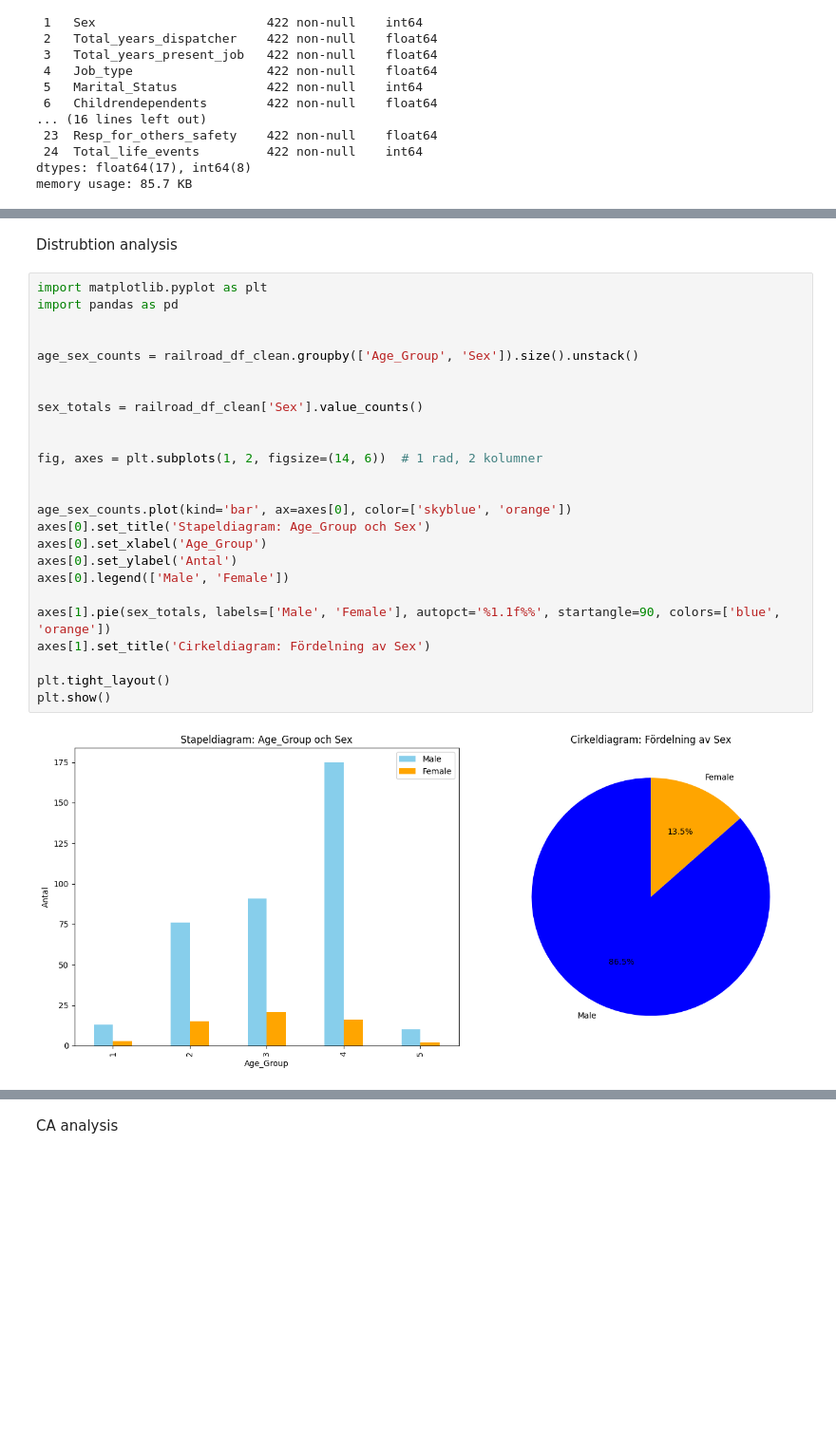
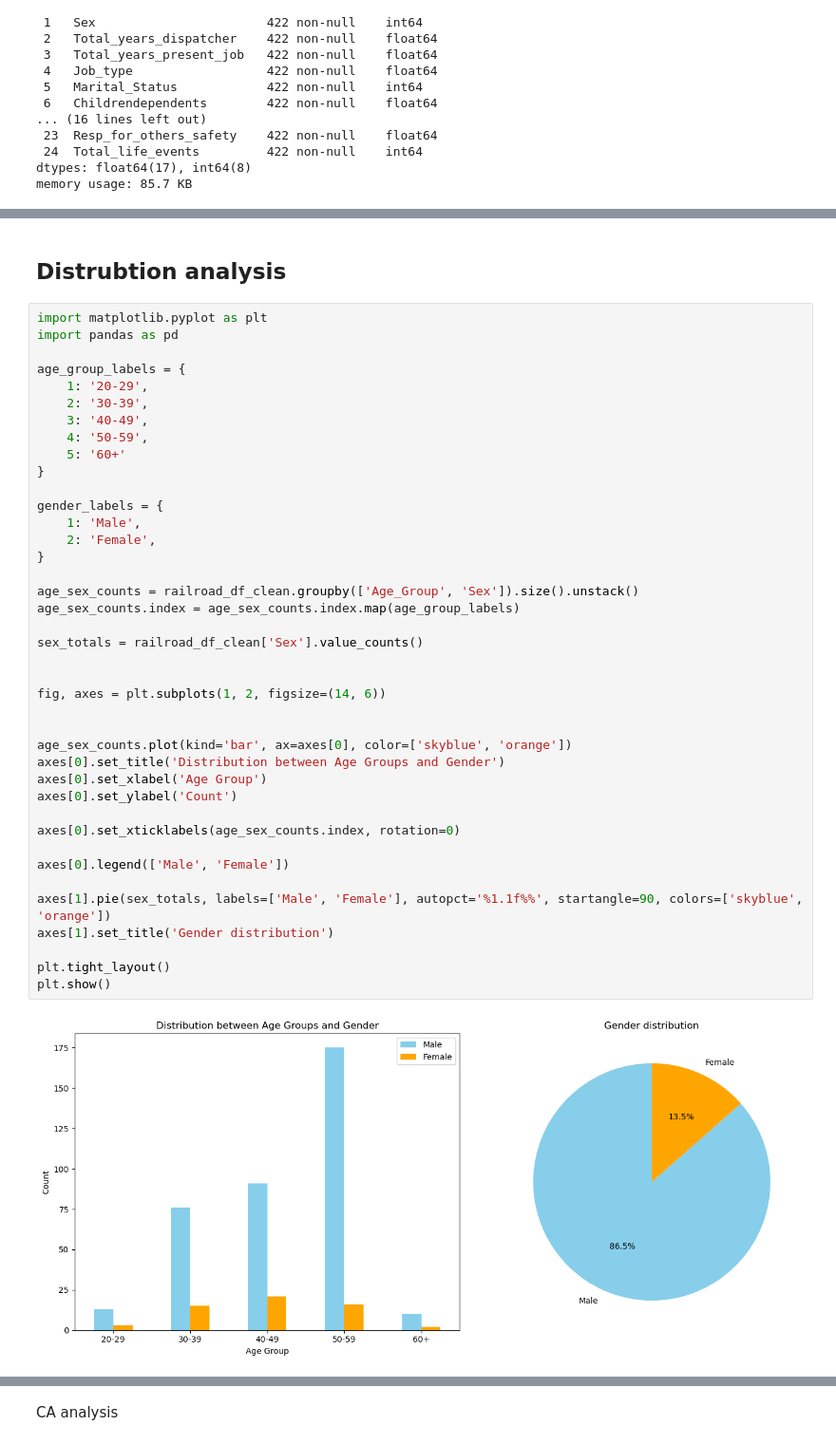
Before and after one commit to Nippe92/datareduction-task, a Jupyter notebook: railroad.ipynb, the cells around one changed output, grey strips where cells are left out. Shown at 95% size. Drawn from its saved outputs; the diff is of its cells as text; blank space fills up the shorter version.

Commit message:
Complete age_gender vs pressure analysis, tidy it up

```diff
--- a/railroad.ipynb
+++ b/railroad.ipynb
@@ -415,30 +409,45 @@ None
 # %% [markdown]
-Distrubtion analysis
+## Distrubtion analysis
 # %%
 import matplotlib.pyplot as plt
 import pandas as pd
 
+age_group_labels = {
+    1: '20-29',
+    2: '30-39',
+    3: '40-49',
+    4: '50-59',
+    5: '60+'
+}
+
+gender_labels = {
+    1: 'Male',
+    2: 'Female',
+}
 
 age_sex_counts = railroad_df_clean.groupby(['Age_Group', 'Sex']).size().unstack()
-
+age_sex_counts.index = age_sex_counts.index.map(age_group_labels)
 
 sex_totals = railroad_df_clean['Sex'].value_counts()
 
 
-fig, axes = plt.subplots(1, 2, figsize=(14, 6))  # 1 rad, 2 kolumner
+fig, axes = plt.subplots(1, 2, figsize=(14, 6))
 
 
 age_sex_counts.plot(kind='bar', ax=axes[0], color=['skyblue', 'orange'])
-axes[0].set_title('Stapeldiagram: Age_Group och Sex')
-axes[0].set_xlabel('Age_Group')
-axes[0].set_ylabel('Antal')
+axes[0].set_title('Distribution between Age Groups and Gender')
+axes[0].set_xlabel('Age Group')
+axes[0].set_ylabel('Count')
+
+axes[0].set_xticklabels(age_sex_counts.index, rotation=0)
+
 axes[0].legend(['Male', 'Female'])
 
-axes[1].pie(sex_totals, labels=['Male', 'Female'], autopct='%1.1f%%', startangle=90, colors=['blue', 'orange'])
-axes[1].set_title('Cirkeldiagram: Fördelning av Sex')
+axes[1].pie(sex_totals, labels=['Male', 'Female'], autopct='%1.1f%%', startangle=90, colors=['skyblue', 'orange'])
+axes[1].set_title('Gender distribution')
 
 plt.tight_layout()
 plt.show()
 # %% [output]
-[figure, old version]
+[figure, new version]
 # %% [markdown]
```
Also changed, not shown: parts of 19 cells of this notebook.
